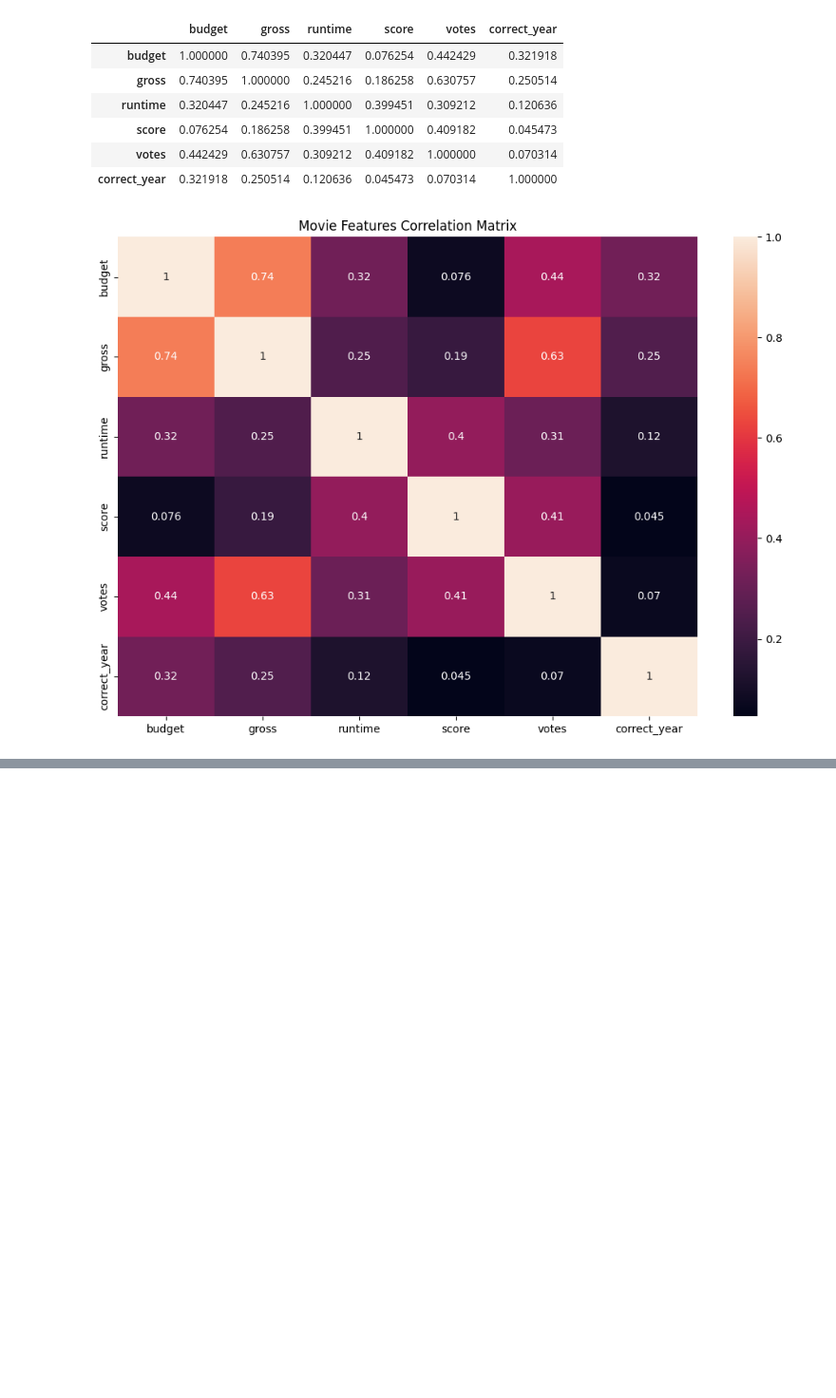
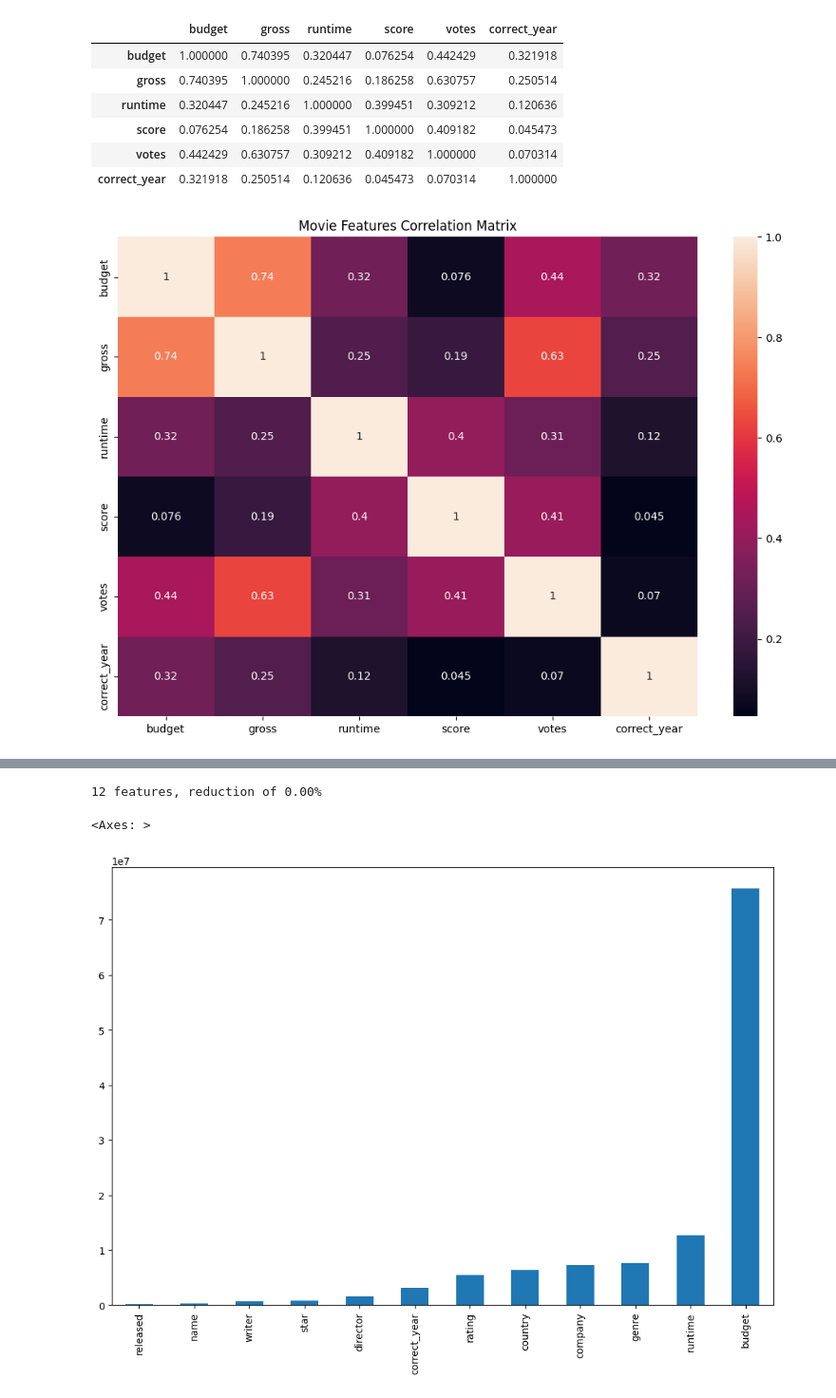
Before and after one commit to jack-li-2000/IMDB_movie_analysis, a Jupyter notebook: movies_correlation.ipynb, the cells around one changed output, grey strips where cells are left out. Shown at 95% size. Saved outputs shown, nothing was run; the diff lists cells and outputs as text; code cells hidden in the pictures; blank space fills up the shorter version.

```diff
--- a/movies_correlation.ipynb
+++ b/movies_correlation.ipynb
@@ -243,0 +283,31 @@ Multicollinearity between variables, can employ PCA to treat from sklearn.decomp
+# %%
+# gross profit will be our target variable for this exerecise
+
+y_gross = movies_conv['gross']
+
+movies_features = list(movies_conv.columns)
+movies_features.remove('gross')
+
+# remove votes and score since they are post movie release statistics.
+movies_features.remove('votes')
+movies_features.remove('score')
+
+X_movies = movies_conv[movies_features]
+# %%
+# elastic net requires normalization since penalty coefficients are the same for all variables
+
+gross_model = make_pipeline(StandardScaler(), lm.ElasticNet(random_state=0))
+
+gross_model.fit(X_movies, y_gross)
+
+feature_importance = pd.Series(index = X_movies.columns, data = np.abs(gross_model.steps[1][1].coef_))
+
+n_selected_features = (feature_importance>0).sum()
+print('{0:d} features, reduction of {1:2.2f}%'.format(
+    n_selected_features,(1-n_selected_features/len(feature_importance))*100))
+
+feature_importance.sort_values().tail(30).plot(kind = 'bar')
+# %% [output]
+12 features, reduction of 0.00%
+<Axes: >
+[figure, added]
```
Also changed, not shown: parts of 18 cells of this notebook.
